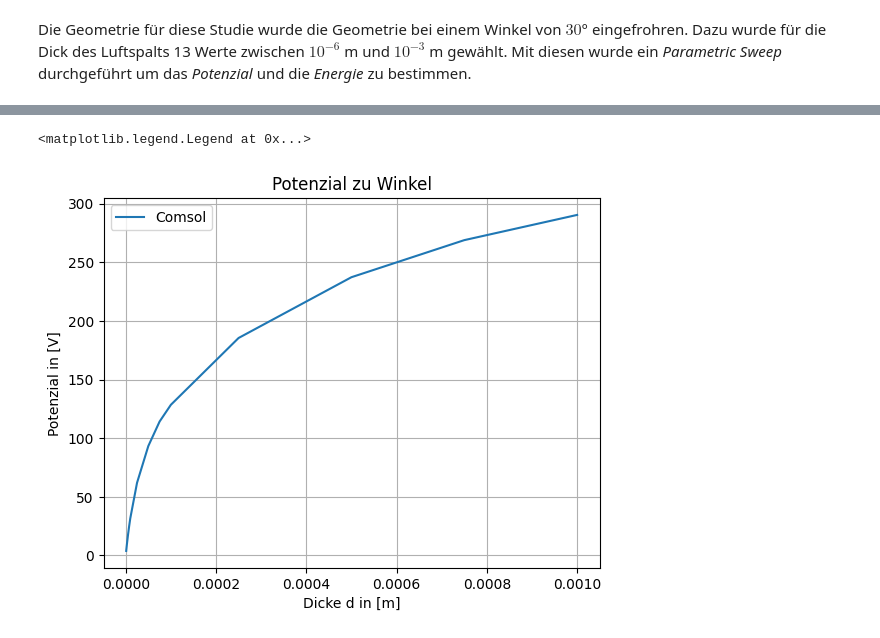
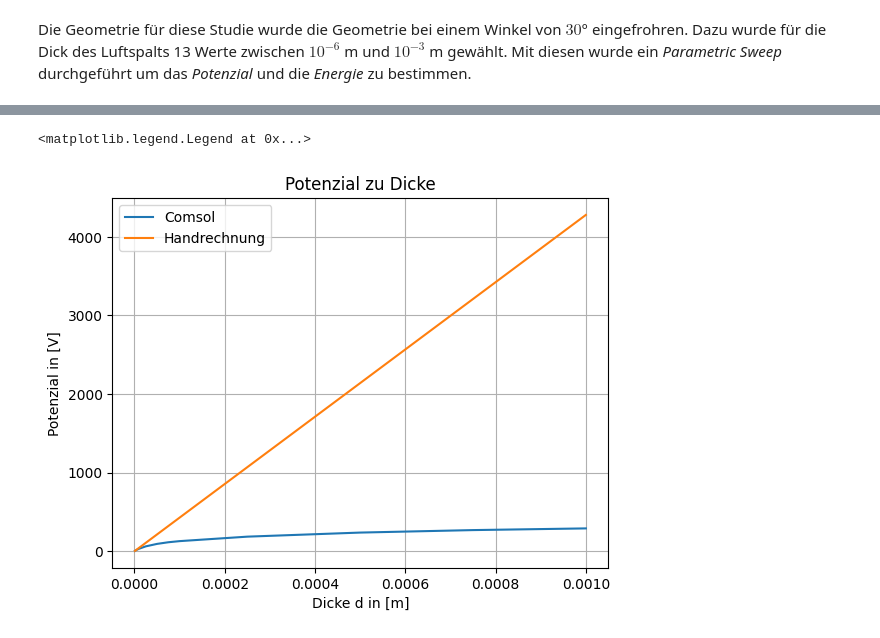
Before and after one commit to HansPeter21/COP_Elektrostatik, a Jupyter notebook: Projekt_ES_Albertin_Schegg.ipynb, the cells around one changed output, grey strips where cells are left out. Cells and saved outputs as stored; diff of their text form; code cells hidden in the pictures.

Commit message:
Dicke

```diff
--- a/Projekt_ES_Albertin_Schegg.ipynb
+++ b/Projekt_ES_Albertin_Schegg.ipynb
@@ -234,3 +237,11 @@ Die Geometrie für diese Studie wurde die Geometrie bei einem Winkel von $30$°
 Phid = pd.read_csv("./Daten/PotenzialDicke.csv") # Potenzial abhähngig von der Dicke mit Comsol berechnet
 Wd = pd.read_csv("./Daten/EnergieDicke.csv") #Energie abhängig von der Dicke mit Comsol berechnet
 Md = pd.read_csv("./Daten/DrehmomentDicke.csv") #Energie abhängig von der Dicke mit Comsol berechnet
+# %%
+dsweep = np.array([
+    1e-6, 2.5e-6, 5e-6, 7.5e-6, 1e-5, 2.5e-5, 5e-5, 7.5e-5,
+    1e-4, 2.5e-4, 5e-4, 7.5e-4, 1e-3
+])
+A30 = 4.899299183886296e-07 # Fläche [m^2] bei alpha = 30°
+Cdh = A30/dsweep*eps0
+Wdh = 0.5*Q**2/Cdh
@@ -237,10 +265,13 @@ Md = pd.read_csv("./Daten/DrehmomentDicke.csv") #Energie abhängig von der Dicke
+# %%
+Phidh = Q*dsweep/(eps0*A30)
 # %%
 plt.plot(Phid["d (m)"], Phid["Electric potential (V), Potential bewegliche Platte"], label= "Comsol")
+plt.plot(dsweep,Phidh,label="Handrechnung")
 plt.grid()
 plt.ylabel("Potenzial in [V]")
 plt.xlabel("Dicke d in [m]")
-plt.title("Potenzial zu Winkel")
+plt.title("Potenzial zu Dicke")
 plt.legend()
 # %% [output]
 <matplotlib.legend.Legend at 0x...>
-[figure, old version]
+[figure, new version]
```
Also changed, not shown: parts of 8 cells of this notebook.
